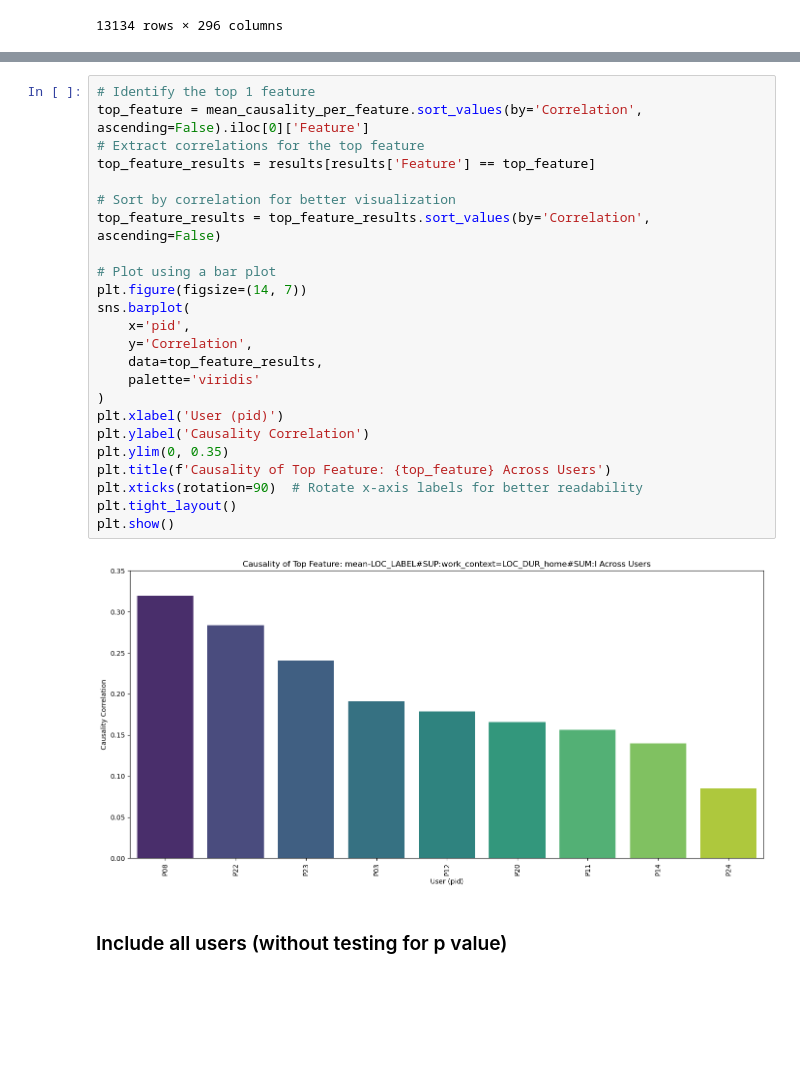
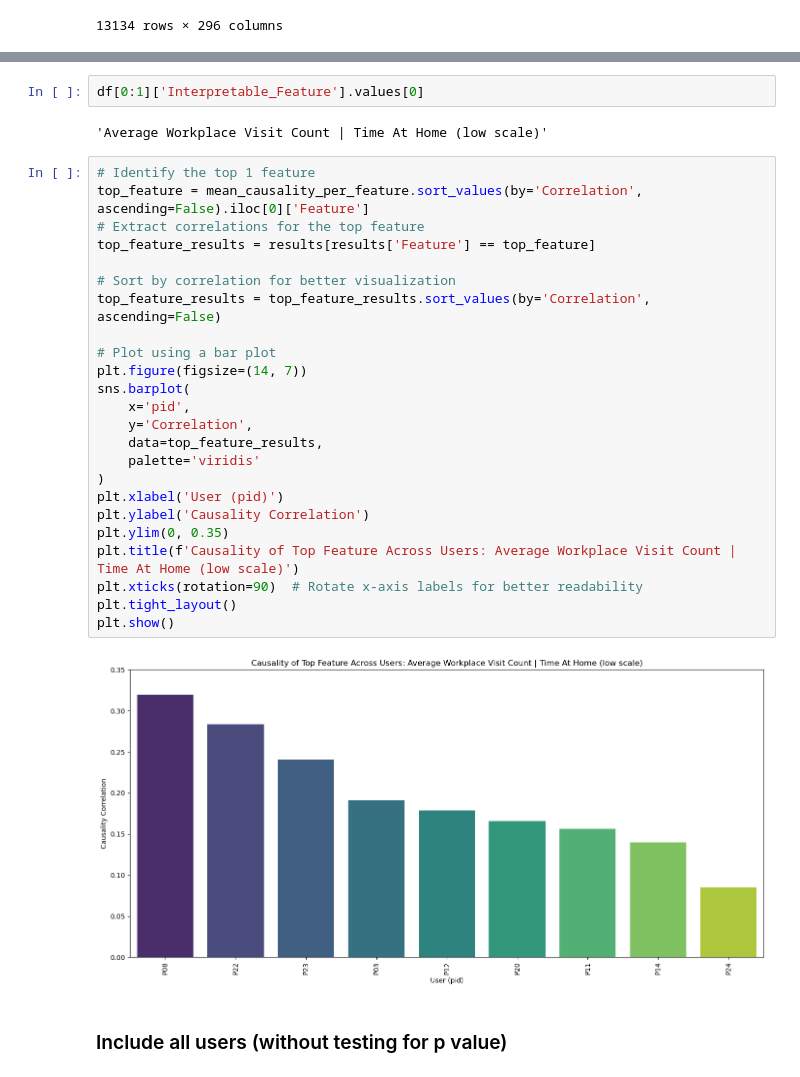
Before and after one commit to Kaist-ICLab/CausalCFF, a Jupyter notebook: CausalAnalysisCFF_AllUsers.ipynb, the cells around one changed output, grey strips where cells are left out. Cells and saved outputs as stored; diff of their text form; blank space fills up the shorter version.

```diff
--- a/CausalAnalysisCFF_AllUsers.ipynb
+++ b/CausalAnalysisCFF_AllUsers.ipynb
@@ -1650,29 +1791,33 @@ else:
+# %%
+df[0:1]['Interpretable_Feature'].values[0]
+# %% [output]
+'Average Workplace Visit Count | Time At Home (low scale)'
 # %%
 # Identify the top 1 feature
 top_feature = mean_causality_per_feature.sort_values(by='Correlation', ascending=False).iloc[0]['Feature']
 # Extract correlations for the top feature
 top_feature_results = results[results['Feature'] == top_feature]
 
 # Sort by correlation for better visualization
 top_feature_results = top_feature_results.sort_values(by='Correlation', ascending=False)
 
 # Plot using a bar plot
 plt.figure(figsize=(14, 7))
 sns.barplot(
     x='pid',
     y='Correlation',
     data=top_feature_results,
     palette='viridis'
 )
 plt.xlabel('User (pid)')
 plt.ylabel('Causality Correlation')
 plt.ylim(0, 0.35)
-plt.title(f'Causality of Top Feature: {top_feature} Across Users')
+plt.title(f'Causality of Top Feature Across Users: Average Workplace Visit Count | Time At Home (low scale)')
 plt.xticks(rotation=90)  # Rotate x-axis labels for better readability
 plt.tight_layout()
 plt.show()
 # %% [output]
-[figure, old version]
+[figure, new version]
 # %% [markdown]
 ### Include all users (without testing for p value)
 # %%
```
Also changed, not shown: parts of 12 cells of this notebook, 5 other files.
